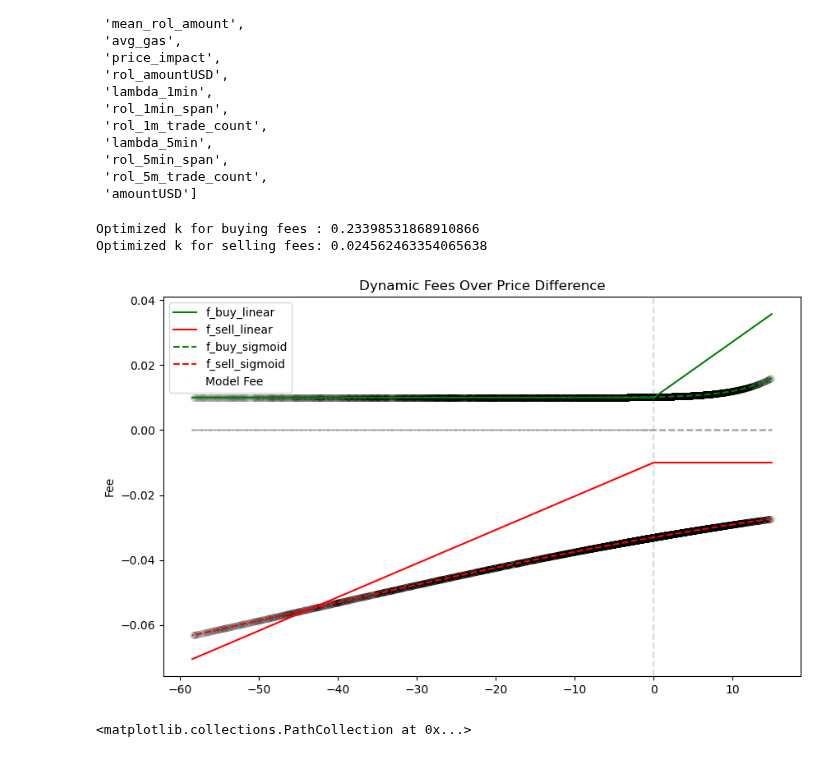
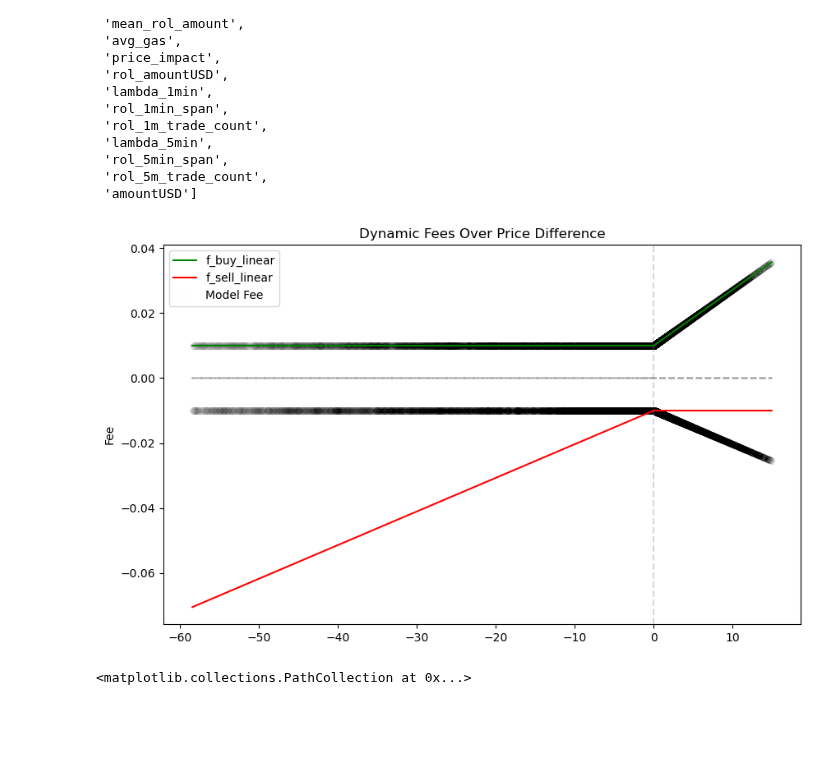
Before and after one commit to Armand-Morin/afp-berkeley-dynamic-fee-defi-amm, a Jupyter notebook: analyze_model.ipynb, the cells around one changed output. Cells and saved outputs as stored; diff of their text form; code cells hidden in the pictures; blank space fills up the shorter version.

```diff
--- a/analyze_model.ipynb
+++ b/analyze_model.ipynb
@@ -553,49 +559,49 @@ else:
     buy_min_fee_q  = buy_subset[buy_subset[feat]<0][feat].quantile(high_q)
 
 w_buy  = np.abs((f_max-f_min)/buy_min_fee_q)
 w_sell = np.abs((f_max-f_min)/sell_max_fee_q)
 
-x0_sell = np.abs(sell_max_fee_q/2)
-x0_buy = np.abs(buy_min_fee_q/2)
+# x0_sell = np.abs(sell_max_fee_q/2)
+# x0_buy = np.abs(buy_min_fee_q/2)
 
-delta_ps = np.linspace(scale_min, scale_max, 1000)
-result_buy  = minimize(cost_function_buy,  1, args=(delta_ps, f_min, f_max, w_buy,  x0_buy))
-result_sell = minimize(cost_function_sell, 1, args=(delta_ps, f_min, f_max, w_sell, x0_sell))
+# delta_ps = np.linspace(scale_min, scale_max, 1000)
+# result_buy  = minimize(cost_function_buy,  1, args=(delta_ps, f_min, f_max, w_buy,  x0_buy))
+# result_sell = minimize(cost_function_sell, 1, args=(delta_ps, f_min, f_max, w_sell, x0_sell))
 
-k_buy  = result_buy.x[0]
-k_sell = result_sell.x[0]
+# k_buy  = result_buy.x[0]
+# k_sell = result_sell.x[0]
 
-print(f"Optimized k for buying fees : {k_buy}")
-print(f"Optimized k for selling fees: {k_sell}")
+# print(f"Optimized k for buying fees : {k_buy}")
+# print(f"Optimized k for selling fees: {k_sell}")
 
 # Apply the fees
-buy_subset['model_fee'] = buy_subset[feat].apply(lambda x: adjusted_sigmoid(x, f_min, f_max, k_buy, x0_buy))
-sell_subset['model_fee'] = -sell_subset[feat].apply(lambda x: adjusted_sigmoid(-x, f_min, f_max, k_sell, x0_sell))
+# buy_subset['model_fee'] = buy_subset[feat].apply(lambda x: adjusted_sigmoid(x, f_min, f_max, k_buy, x0_buy))
+# sell_subset['model_fee'] = -sell_subset[feat].apply(lambda x: adjusted_sigmoid(-x, f_min, f_max, k_sell, x0_sell))
+buy_subset['model_fee'] = buy_subset[feat].apply(lambda x: buy_fee(x, f_min, f_max, w_buy))
+sell_subset['model_fee'] = -sell_subset[feat].apply(lambda x: sell_fee(x, f_min, f_max, w_sell))
 
 combined_data = pd.concat([buy_subset, sell_subset])
 
 # plot the fees and the model fee
 plt.figure(figsize=(10, 6))
 
 plt.plot(delta_p['delta_p'],  delta_p['delta_p'].apply(lambda x: min(f_max, f_min + w_buy * max(0, x))),  label='f_buy_linear', color='green')
 plt.plot(delta_p['delta_p'], -delta_p['delta_p'].apply(lambda x: min(f_max, f_min - w_sell * min(0, x))), label='f_sell_linear', color='red')
-plt.plot(delta_p['delta_p'],  delta_p['delta_p'].apply(lambda x: adjusted_sigmoid(x,  f_min, f_max, k_buy,  x0_buy)),  label='f_buy_sigmoid',  linestyle='--', color='green')
-plt.plot(delta_p['delta_p'], -delta_p['delta_p'].apply(lambda x: adjusted_sigmoid(-x, f_min, f_max, k_sell, x0_sell)), label='f_sell_sigmoid', linestyle='--', color='red')
+# plt.plot(delta_p['delta_p'],  delta_p['delta_p'].apply(lambda x: adjusted_sigmoid(x,  f_min, f_max, k_buy,  x0_buy)),  label='f_buy_sigmoid',  linestyle='--', color='green')
+# plt.plot(delta_p['delta_p'], -delta_p['delta_p'].apply(lambda x: adjusted_sigmoid(-x, f_min, f_max, k_sell, x0_sell)), label='f_sell_sigmoid', linestyle='--', color='red')
 
 filtered_plot = (combined_data[feat] >= combined_data[feat].quantile(low_q)) & (combined_data[feat] <= combined_data[feat].quantile(high_q))
 plt.scatter(combined_data[filtered_plot][feat], combined_data[filtered_plot]['model_fee'], alpha=0.005, color='black', label='Model Fee')
 
 plt.plot(combined_data[filtered_plot][feat], [0]*len(combined_data[filtered_plot]), linestyle='--', alpha=0.3, color='black')
 plt.axvline(0, color='gray', linestyle='--', alpha=0.3)
 
 plt.ylabel('Fee')
 plt.legend()
 plt.title('Dynamic Fees Over Price Difference')
 plt.show()
 # %% [output]
-Optimized k for buying fees : 0.23398531868910866
-Optimized k for selling fees: 0.024562463354065638
-[figure, old version]
+[figure, new version]
 # %%
 ## look in average the final combined fee, how much greater than the base fee it is
 # %%
```
Also changed, not shown: parts of 2 cells of this notebook, 1 other file.
